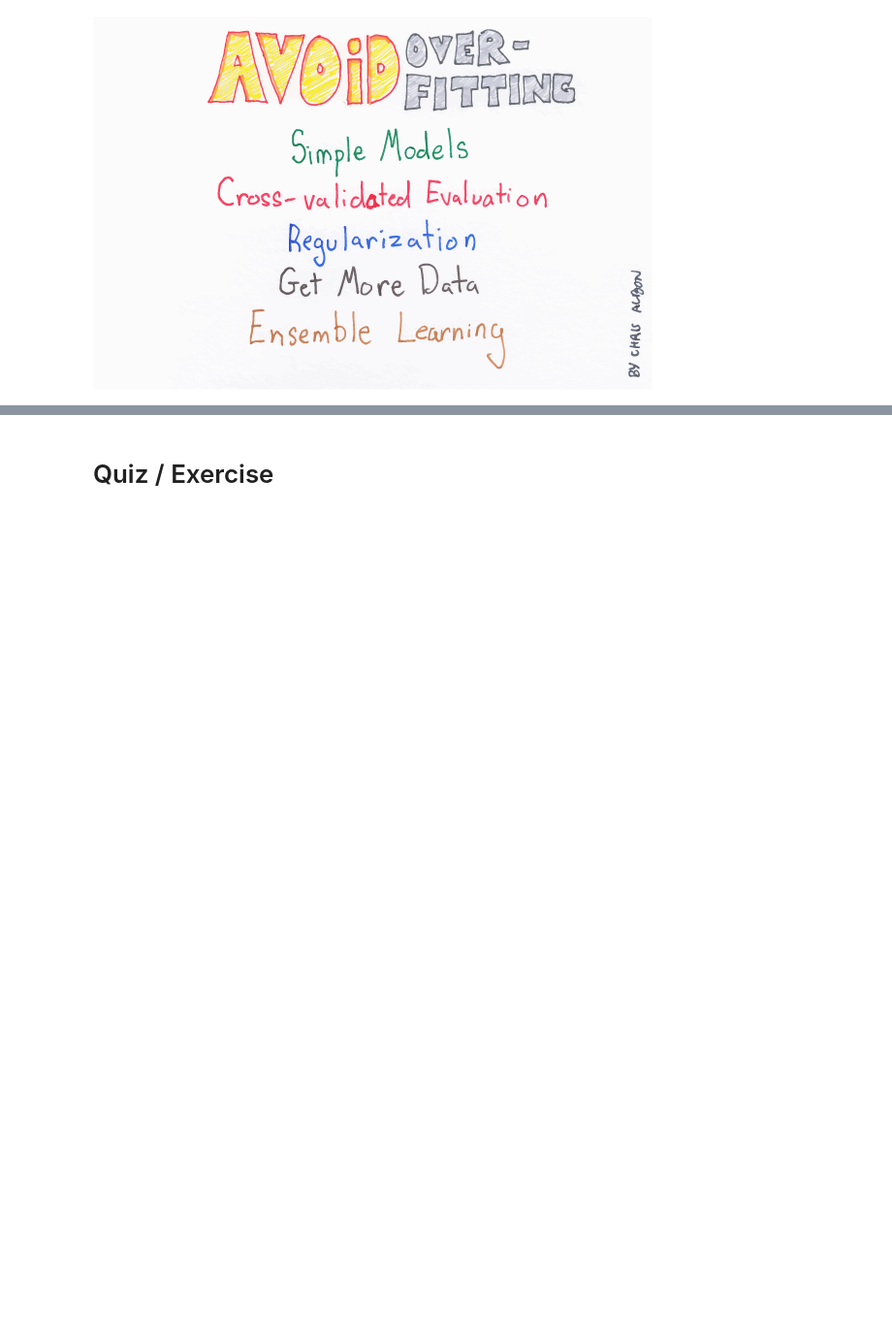
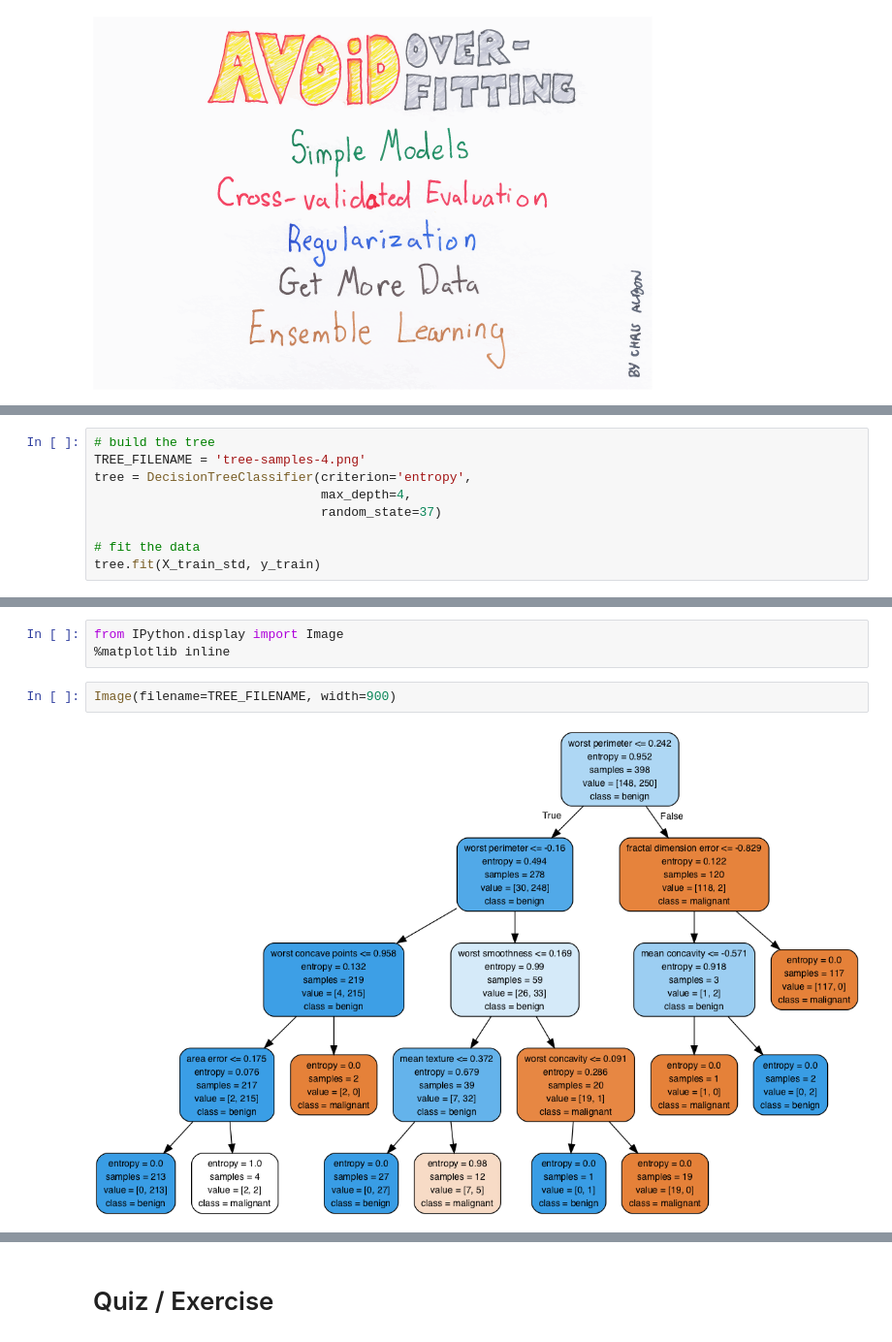
Before and after one commit to robOcity/ai-course, a Jupyter notebook: slides/week-8-learning-with-boosting.ipynb, the cells around one changed output, grey strips where cells are left out. Shown at 97% size. Saved outputs shown, nothing was run; the diff lists cells and outputs as text; blank space fills up the shorter version.

```diff
--- a/slides/week-8-learning-with-boosting.ipynb
+++ b/slides/week-8-learning-with-boosting.ipynb
@@ -30,0 +112,9 @@ Image('images/Avoid_Overfitting_web.png')
+# %%
+# build the tree
+TREE_FILENAME = 'tree-samples-4.png'
+tree = DecisionTreeClassifier(criterion='entropy',
+                              max_depth=4,
+                              random_state=37)
+
+# fit the data
+tree.fit(X_train_std, y_train)
@@ -30,0 +142,7 @@ Image('images/Avoid_Overfitting_web.png')
+# %%
+from IPython.display import Image
+%matplotlib inline
+# %%
+Image(filename=TREE_FILENAME, width=900)
+# %% [output]
+[figure, added]
```
Also changed, not shown: parts of 25 cells of this notebook.
